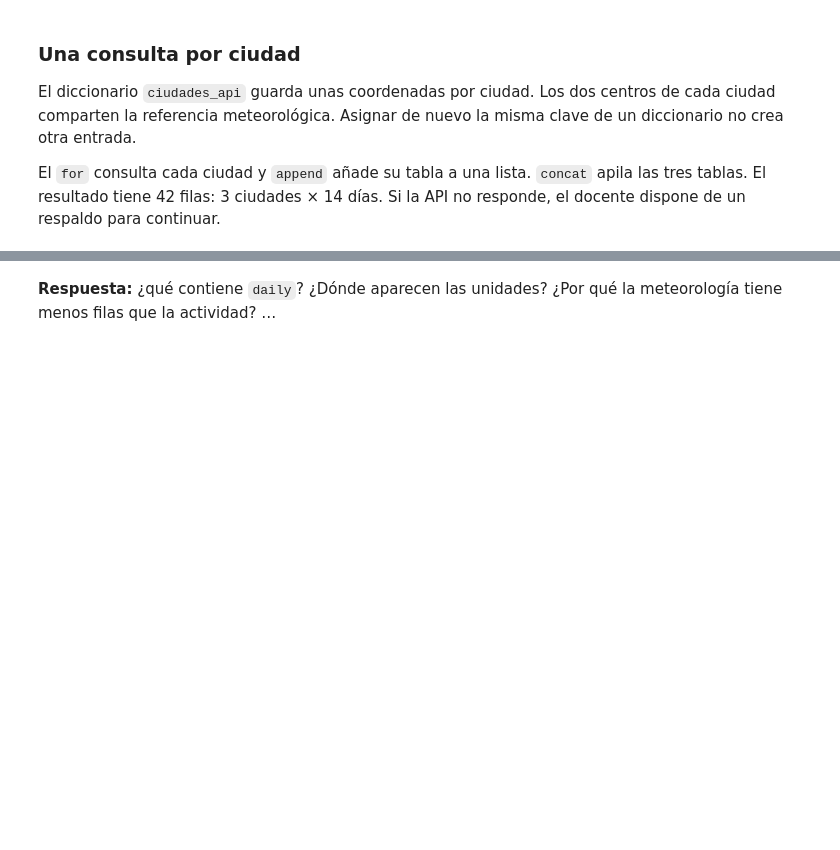
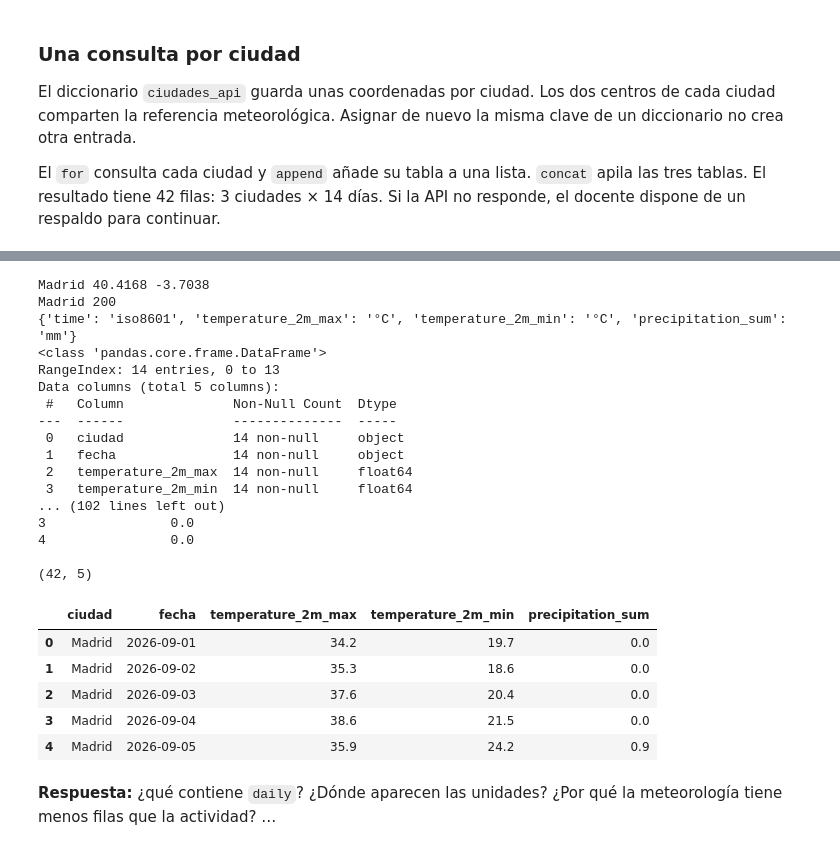
Before and after one commit to paulatovarh15-ux/Business-Analytics-Paula-y-Laura-, a Jupyter notebook: Practica_centros_alumnado_v02.ipynb, the cells around one changed output, grey strips where cells are left out. Cells and saved outputs as stored; diff of their text form; code cells hidden in the pictures; blank space fills up the shorter version.

```diff
--- a/Practica_centros_alumnado_v02.ipynb
+++ b/Practica_centros_alumnado_v02.ipynb
@@ -267,20 +276,35 @@ def consultar_meteo(ciudad, latitud, longitud):
         'daily': variables,
         'timezone': 'Europe/Madrid'
     }
-    # MODIFICAR: REALIZA LA PETICIÓN CON LA URL, LOS PARÁMETROS Y EL TIEMPO DE ESPERA INDICADOS.
-    respuesta = None
+
+
+    respuesta = requests.get('https://archive-api.open-meteo.com/v1/archive', params=parametros, timeout=30)
+    respuesta.raise_for_status()
+
     print(ciudad, respuesta.status_code)
     respuesta.raise_for_status()
+
     contenido = respuesta.json()
     print(contenido['daily_units'])
-    # MODIFICAR: CONVIERTE EL DICCIONARIO DAILY EN UN DATAFRAME.
-    tabla_ciudad = None
+
+
+    tabla_ciudad = pd.DataFrame(contenido ['daily'])
+
     tabla_ciudad = tabla_ciudad.rename(columns={'time': 'fecha'})
     tabla_ciudad['ciudad'] = ciudad
+    tabla_ciudad = tabla_ciudad[['ciudad','fecha'] + variables.split(',')]
+
+    tabla_ciudad [variables.split(',')] = tabla_ciudad [variables.split(',')].astype(float)
+
+    tabla_ciudad.head()
+    tabla_ciudad.info()
+    tabla_ciudad.describe()
+
+    tabla_ciudad.to_csv(SALIDAS / f'{ciudad}.csv', index=False)
+    tabla_ciudad.to_excel(SALIDAS / f'{ciudad}.xlsx', index=False)
+    tabla_ciudad.to_json(SALIDAS / f'{ciudad}.json')
+
     return tabla_ciudad
-
-# MODIFICAR: ELIMINA LA SIGUIENTE LÍNEA TRAS COMPLETAR LAS DOS EXPRESIONES.
-raise NotImplementedError('T4')
 # %% [markdown]
 ### Una consulta por ciudad
 El diccionario `ciudades_api` guarda unas coordenadas por ciudad. Los dos centros de cada ciudad comparten la referencia meteorológica. Asignar de nuevo la misma clave de un diccionario no crea otra entrada.
@@ -295,13 +323,51 @@ ciudades_api
 # %%
 tablas_meteo = []
 for ciudad, coordenadas in ciudades_api.items():
     latitud, longitud = coordenadas
+
+    print(ciudad, latitud, longitud )
+
+    tabla_ciudad = None
     tabla_ciudad = consultar_meteo(ciudad, latitud, longitud)
+
+    if tabla_ciudad is not None:
+        print(tabla_ciudad.shape)
+        print(tabla_ciudad.columns)
+        print(tabla_ciudad.dtypes)
+        print(tabla_ciudad.head())
+        print()
+
     tablas_meteo.append(tabla_ciudad)
 
 meteo = pd.concat(tablas_meteo, ignore_index=True)
+
 print(meteo.shape)
+
 meteo.head()
+# %% [output]
+Madrid 40.4168 -3.7038
+Madrid 200
+{'time': 'iso8601', 'temperature_2m_max': '°C', 'temperature_2m_min': '°C', 'precipitation_sum': 'mm'}
+<class 'pandas.core.frame.DataFrame'>
+RangeIndex: 14 entries, 0 to 13
+Data columns (total 5 columns):
+ #   Column              Non-Null Count  Dtype
+---  ------              --------------  -----
+ 0   ciudad              14 non-null     object
+ 1   fecha               14 non-null     object
+ 2   temperature_2m_max  14 non-null     float64
+ 3   temperature_2m_min  14 non-null     float64
+... (102 lines left out)
+3                0.0
+4                0.0
+
+(42, 5)
+|  | ciudad | fecha | temperature_2m_max | temperature_2m_min | precipitation_sum |
+| 0 | Madrid | 2026-09-01 | 34.2 | 19.7 | 0.0 |
+| 1 | Madrid | 2026-09-02 | 35.3 | 18.6 | 0.0 |
+| 2 | Madrid | 2026-09-03 | 37.6 | 20.4 | 0.0 |
+| 3 | Madrid | 2026-09-04 | 38.6 | 21.5 | 0.0 |
+| 4 | Madrid | 2026-09-05 | 35.9 | 24.2 | 0.9 |
 # %% [markdown]
 **Respuesta:** ¿qué contiene `daily`? ¿Dónde aparecen las unidades? ¿Por qué la meteorología tiene menos filas que la actividad? …
 # %% [markdown]
```
Also changed, not shown: parts of 21 cells of this notebook.
